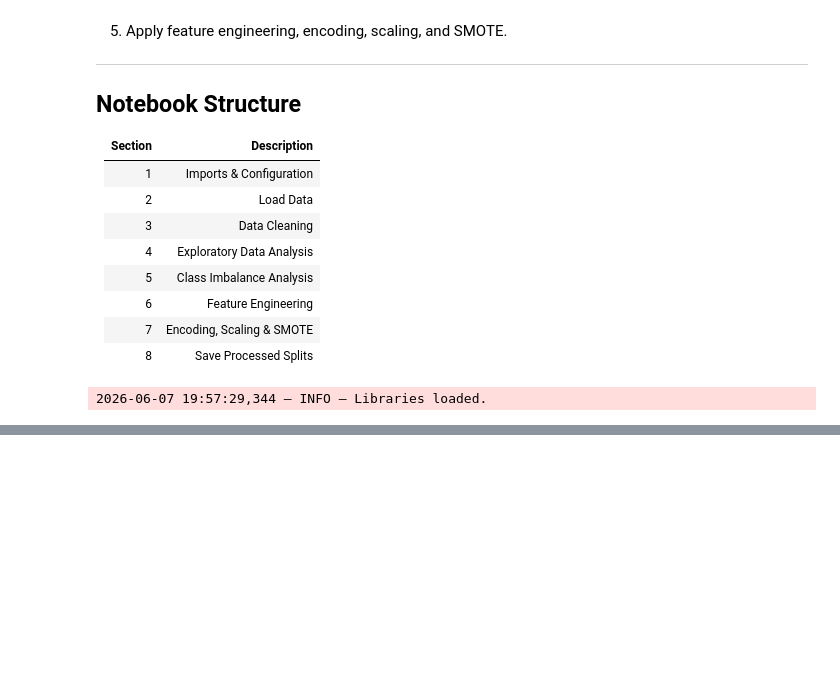
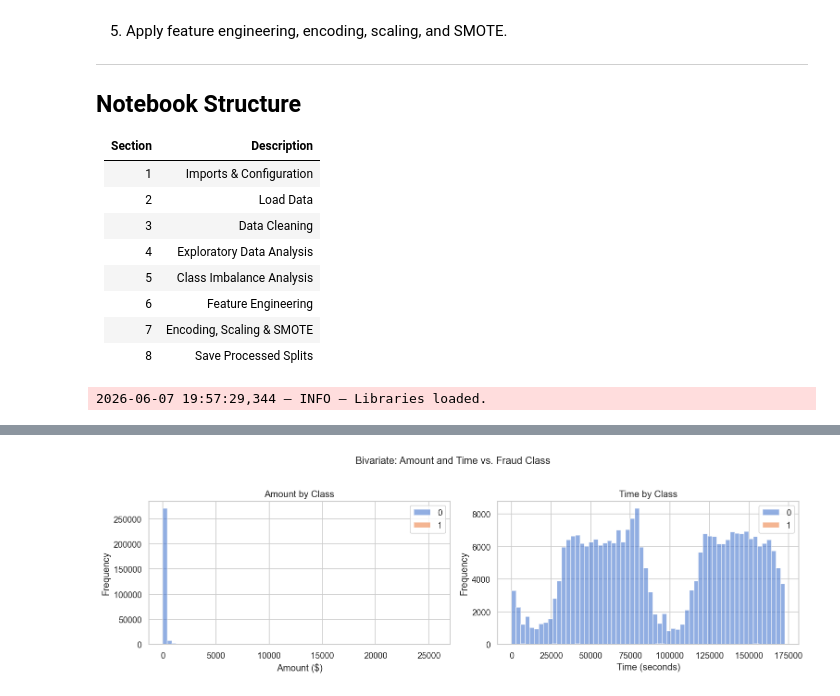
Before and after one commit to Redeat-Birhane/fraud-detection, a Jupyter notebook: notebooks/eda-creditcard.ipynb, the cells around one changed output, grey strips where cells are left out. Drawn from its saved outputs; the diff is of its cells as text; code cells hidden in the pictures; blank space fills up the shorter version.

```diff
--- a/notebooks/eda-creditcard.ipynb
+++ b/notebooks/eda-creditcard.ipynb
@@ -58,0 +168,21 @@ logger.info('Libraries loaded.')
+# %%
+# Bivariate: Amount and Time by fraud class
+fig, axes = plt.subplots(1, 2, figsize=(13, 4))
+
+cc_df.groupby('Class')['Amount'].plot(
+    kind='hist', bins=60, alpha=0.6, ax=axes[0], legend=True
+)
+axes[0].set_title('Amount by Class')
+axes[0].set_xlabel('Amount ($)')
+
+cc_df.groupby('Class')['Time'].plot(
+    kind='hist', bins=60, alpha=0.6, ax=axes[1], legend=True
+)
+axes[1].set_title('Time by Class')
+axes[1].set_xlabel('Time (seconds)')
+
+plt.suptitle('Bivariate: Amount and Time vs. Fraud Class', fontsize=13, y=1.02)
+plt.tight_layout()
+plt.show()
+# %% [output]
+[figure, added]
```
Also changed, not shown: parts of 7 cells of this notebook.
